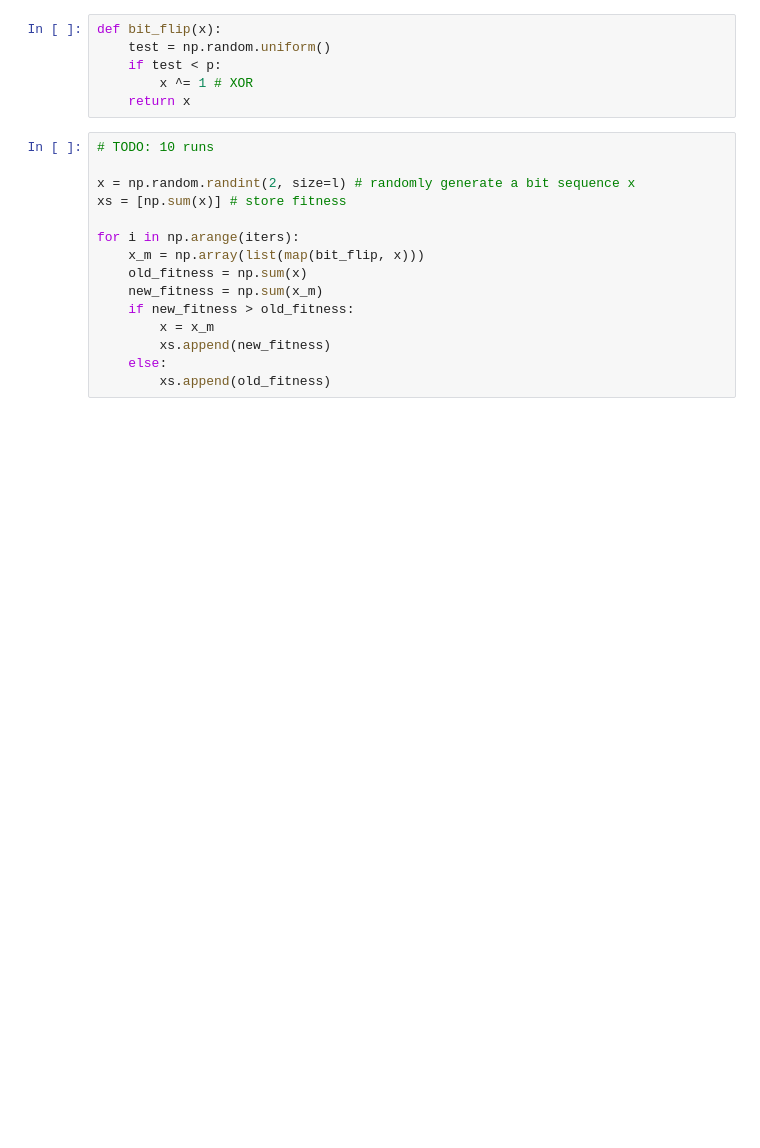
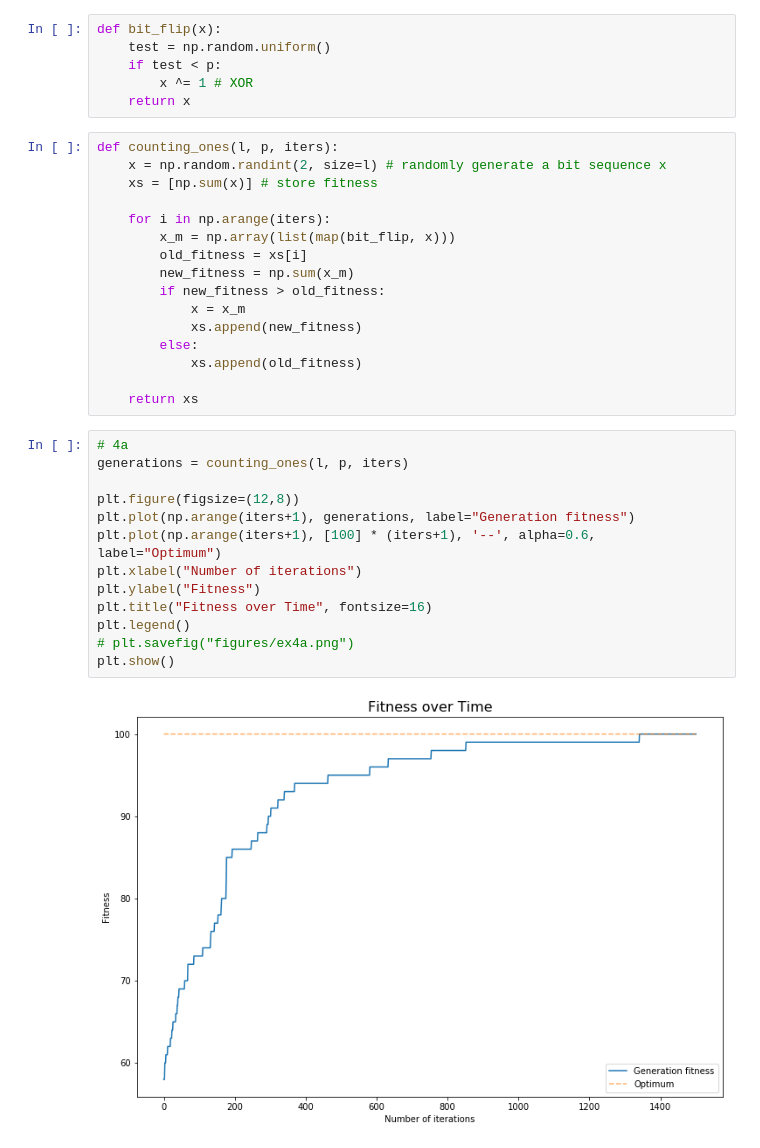
Before and after one commit to rusane/natural-computing, a Jupyter notebook: Evolutionary Computation/evolutionary_computation.ipynb, the cells around one changed output. Drawn from its saved outputs; the diff is of its cells as text; blank space fills up the shorter version.

```diff
--- a/Evolutionary Computation/evolutionary_computation.ipynb
+++ b/Evolutionary Computation/evolutionary_computation.ipynb
@@ -21,17 +21,33 @@ def bit_flip(x):
         x ^= 1 # XOR
     return x
 # %%
-# TODO: 10 runs
+def counting_ones(l, p, iters):
+    x = np.random.randint(2, size=l) # randomly generate a bit sequence x
+    xs = [np.sum(x)] # store fitness
 
-x = np.random.randint(2, size=l) # randomly generate a bit sequence x
-xs = [np.sum(x)] # store fitness
+    for i in np.arange(iters):
+        x_m = np.array(list(map(bit_flip, x)))
+        old_fitness = xs[i]
+        new_fitness = np.sum(x_m)
+        if new_fitness > old_fitness:
+            x = x_m
+            xs.append(new_fitness)
+        else:
+            xs.append(old_fitness)
 
-for i in np.arange(iters):
-    x_m = np.array(list(map(bit_flip, x)))
-    old_fitness = np.sum(x)
-    new_fitness = np.sum(x_m)
-    if new_fitness > old_fitness:
-        x = x_m
-        xs.append(new_fitness)
-    else:
-        xs.append(old_fitness)
+    return xs
+# %%
+# 4a
+generations = counting_ones(l, p, iters)
+
+plt.figure(figsize=(12,8))
+plt.plot(np.arange(iters+1), generations, label="Generation fitness")
+plt.plot(np.arange(iters+1), [100] * (iters+1), '--', alpha=0.6, label="Optimum")
+plt.xlabel("Number of iterations")
+plt.ylabel("Fitness")
+plt.title("Fitness over Time", fontsize=16)
+plt.legend()
+# plt.savefig("figures/ex4a.png")
+plt.show()
+# %% [output]
+[figure, added]
```
Also changed, not shown: parts of 6 cells of this notebook, 2 other files.
